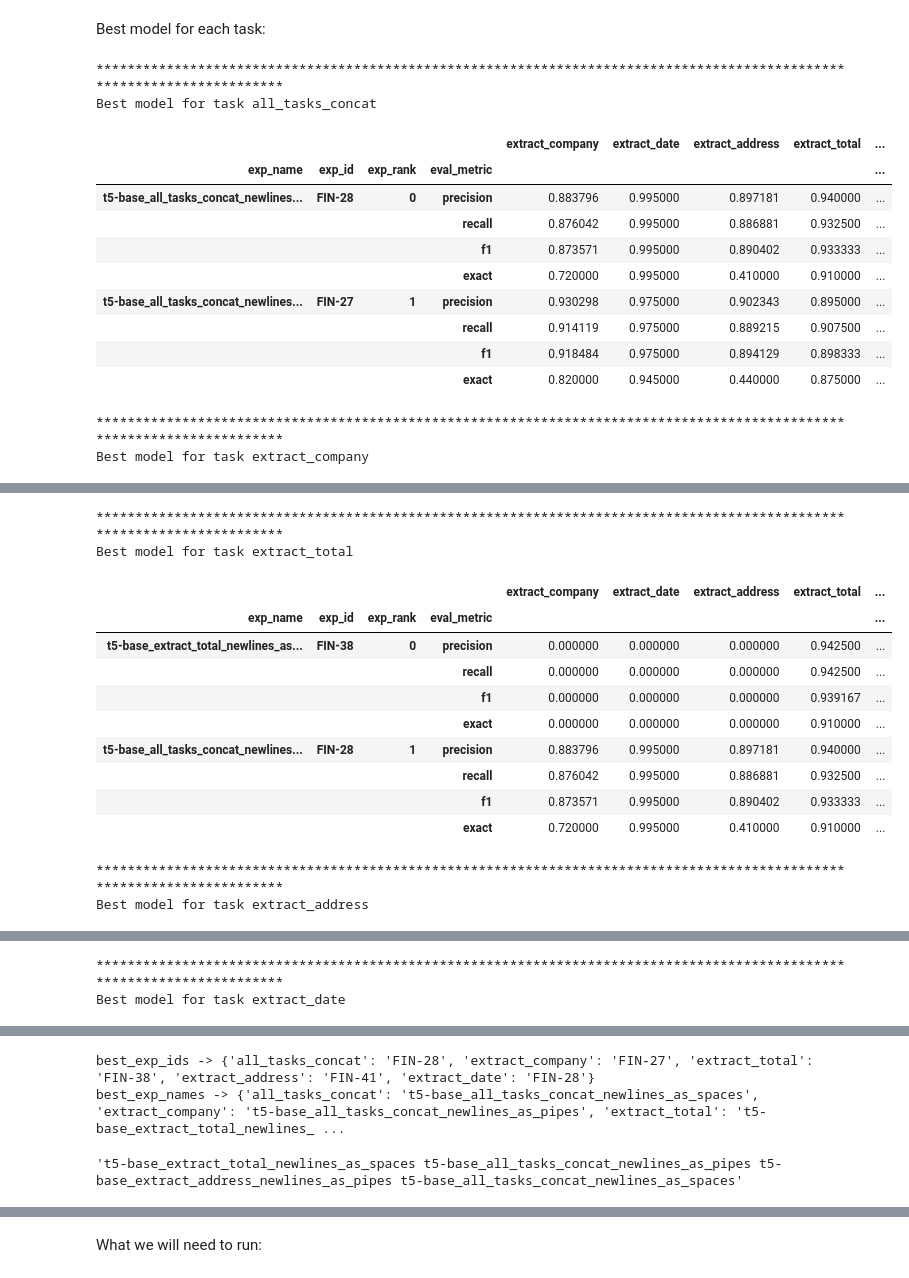
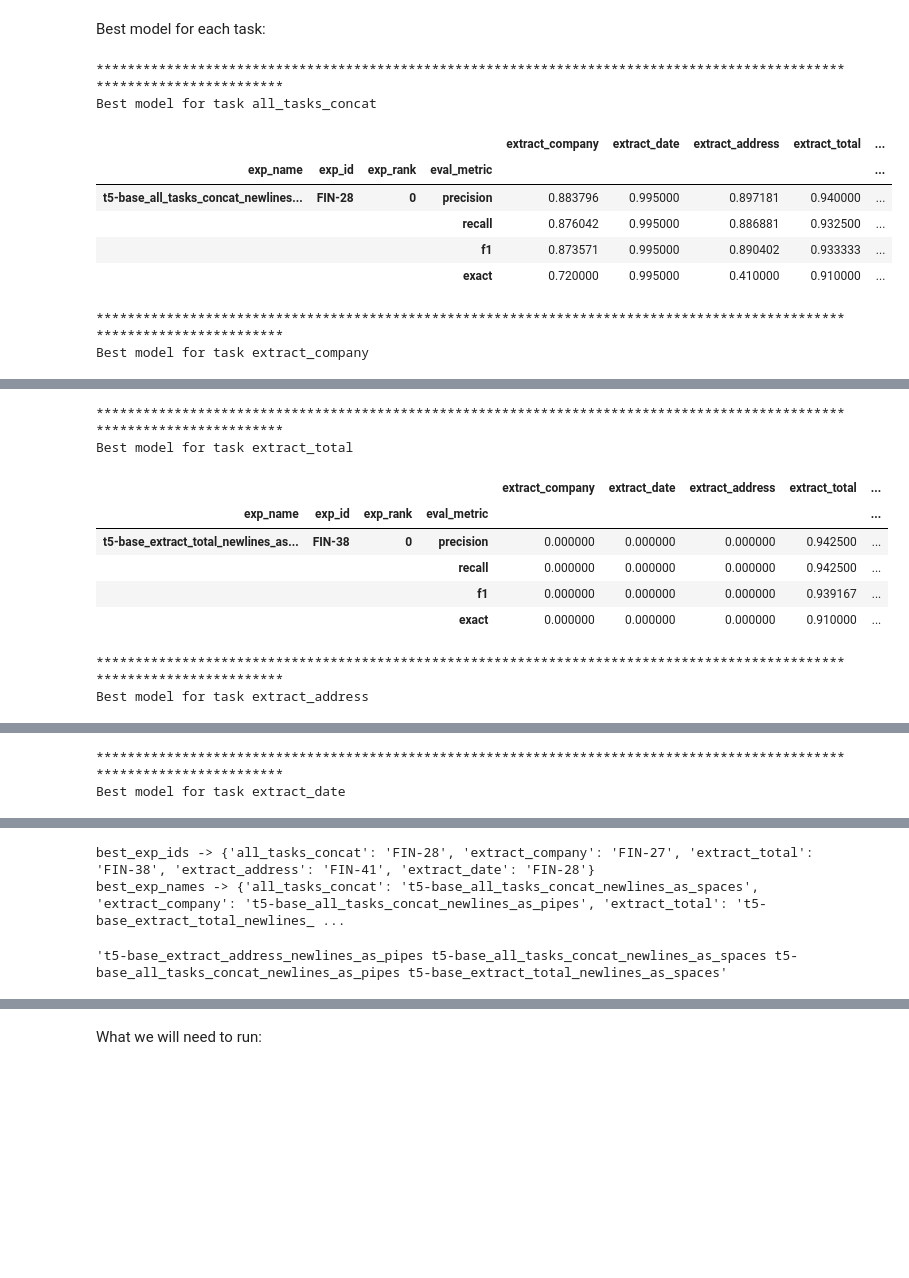
Before and after one commit to marcospiau/t5-deep-ocr-extractor, a Jupyter notebook: notebooks/select_best_sroie_checkpoints_t5_ocr_baseline_initial_finetune.ipynb, the cells around one changed output, grey strips where cells are left out. Drawn from its saved outputs; the diff is of its cells as text; code cells hidden in the pictures; blank space fills up the shorter version.

```diff
--- a/notebooks/select_best_sroie_checkpoints_t5_ocr_baseline_initial_finetune.ipynb
+++ b/notebooks/select_best_sroie_checkpoints_t5_ocr_baseline_initial_finetune.ipynb
@@ -268,21 +297,17 @@ Best model for each task:
 # %%
 for task in exp_properties.task_train.unique():
     print(120 * '*')
     print(f'Best model for task {task}')
-    display(choose_best_model(val_results, task, 'f1', 2))
+    display(choose_best_model(val_results, task, 'f1', 1))
 # %% [output]
 ************************************************************************************************************************
 Best model for task all_tasks_concat
 |  |  |  |  | extract_company | extract_date | extract_address | extract_total | ... |
 | exp_name | exp_id | exp_rank | eval_metric |  |  |  |  | ... |
 | t5-base_all_tasks_concat_newlines... | FIN-28 | 0 | precision | 0.883796 | 0.995000 | 0.897181 | 0.940000 | ... |
 |  |  |  | recall | 0.876042 | 0.995000 | 0.886881 | 0.932500 | ... |
 |  |  |  | f1 | 0.873571 | 0.995000 | 0.890402 | 0.933333 | ... |
 |  |  |  | exact | 0.720000 | 0.995000 | 0.410000 | 0.910000 | ... |
-| t5-base_all_tasks_concat_newlines... | FIN-27 | 1 | precision | 0.930298 | 0.975000 | 0.902343 | 0.895000 | ... |
-|  |  |  | recall | 0.914119 | 0.975000 | 0.889215 | 0.907500 | ... |
-|  |  |  | f1 | 0.918484 | 0.975000 | 0.894129 | 0.898333 | ... |
-|  |  |  | exact | 0.820000 | 0.945000 | 0.440000 | 0.875000 | ... |
 ************************************************************************************************************************
 Best model for task extract_company
 |  |  |  |  | extract_company | extract_date | extract_address | extract_total | ... |
@@ -303,10 +324,6 @@ Best model for task extract_total
 |  |  |  | recall | 0.000000 | 0.000000 | 0.000000 | 0.942500 | ... |
 |  |  |  | f1 | 0.000000 | 0.000000 | 0.000000 | 0.939167 | ... |
 |  |  |  | exact | 0.000000 | 0.000000 | 0.000000 | 0.910000 | ... |
-| t5-base_all_tasks_concat_newlines... | FIN-28 | 1 | precision | 0.883796 | 0.995000 | 0.897181 | 0.940000 | ... |
-|  |  |  | recall | 0.876042 | 0.995000 | 0.886881 | 0.932500 | ... |
-|  |  |  | f1 | 0.873571 | 0.995000 | 0.890402 | 0.933333 | ... |
-|  |  |  | exact | 0.720000 | 0.995000 | 0.410000 | 0.910000 | ... |
 ************************************************************************************************************************
 Best model for task extract_address
 |  |  |  |  | extract_company | extract_date | extract_address | extract_total | ... |
@@ -360,7 +369,7 @@ best_exp_names -> {'all_tasks_concat': 't5-base_all_tasks_concat_newlines_as_spa
 # %%
 ' '.join(set(best_exp_names.values()))
 # %% [output]
-'t5-base_extract_total_newlines_as_spaces t5-base_all_tasks_concat_newlines_as_pipes t5-base_extract_address_newlines_as_pipes t5-base_all_tasks_concat_newlines_as_spaces'
+'t5-base_extract_address_newlines_as_pipes t5-base_all_tasks_concat_newlines_as_spaces t5-base_all_tasks_concat_newlines_as_pipes t5-base_extract_total_newlines_as_spaces'
 # %%
 [print(x) for x in set(best_exp_names.values())]
 # %% [output]
```
Also changed, not shown: parts of 5 cells of this notebook.
